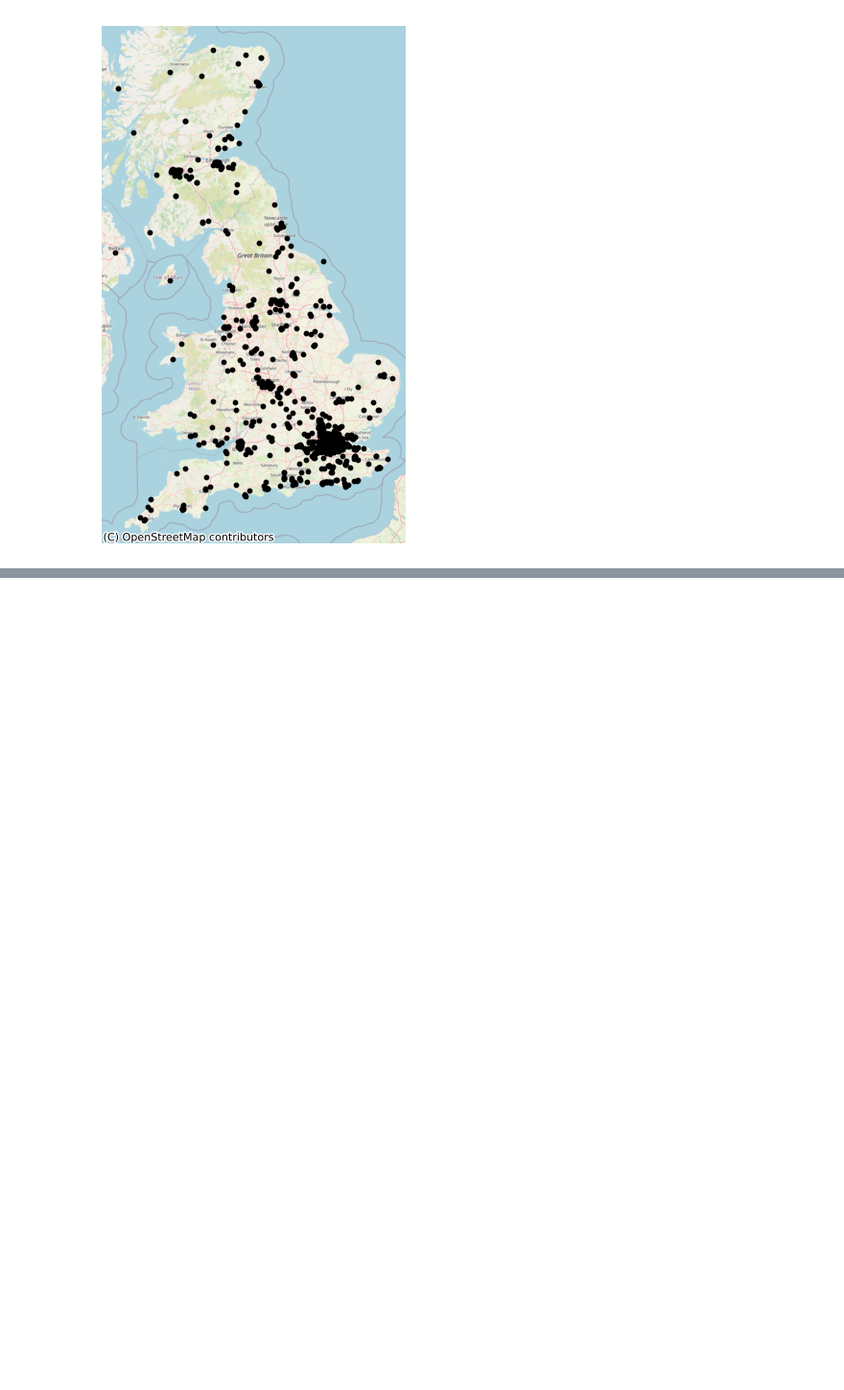
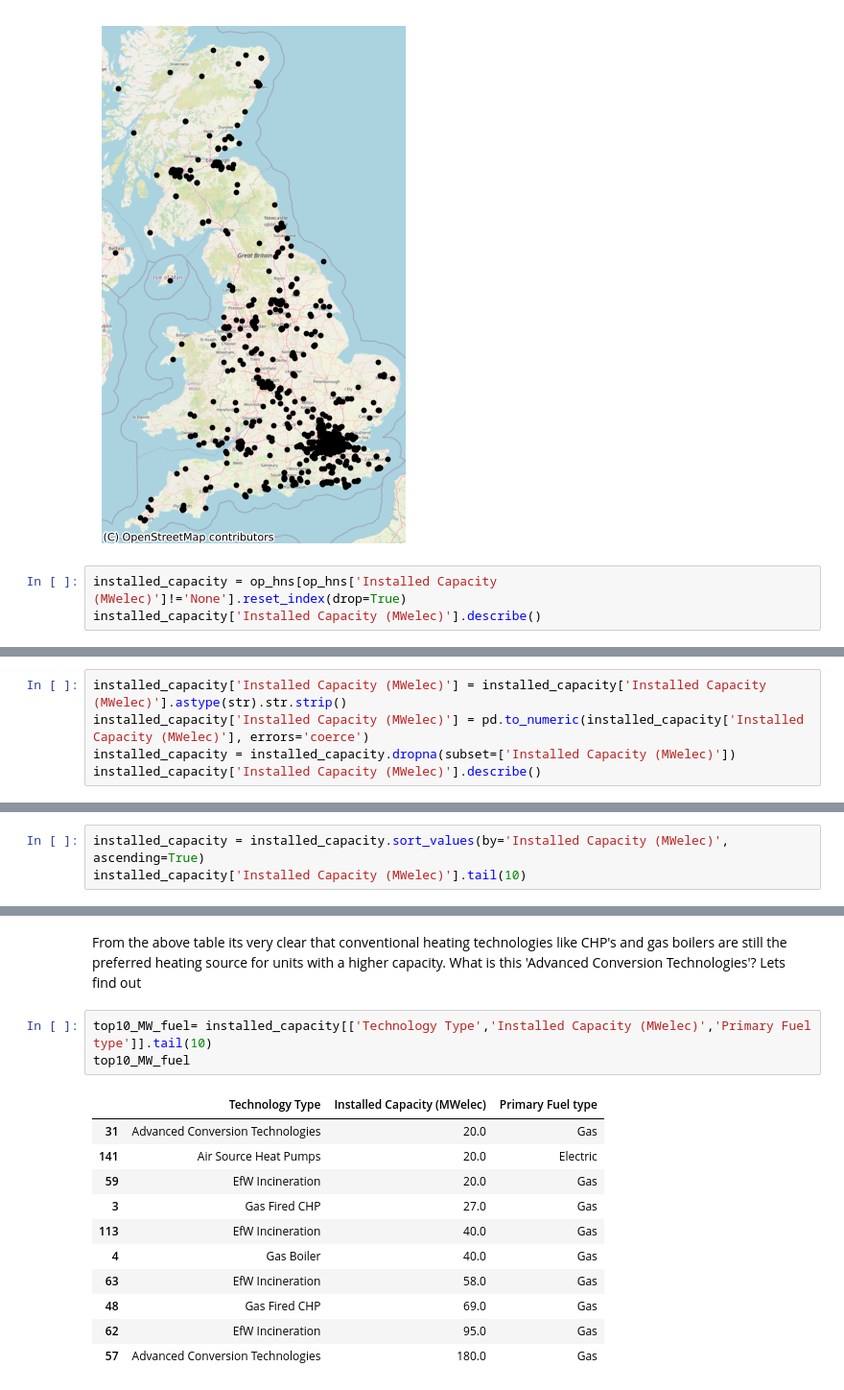
Before and after one commit to Sid-GitH/heat_networks, a Jupyter notebook: heat_networks.ipynb, the cells around one changed output, grey strips where cells are left out. Shown at 96% size. Saved outputs shown, nothing was run; the diff lists cells and outputs as text; blank space fills up the shorter version.

```diff
--- a/heat_networks.ipynb
+++ b/heat_networks.ipynb
@@ -564,3 +486,6 @@ ax.set_axis_off()
 plt.show()
 # %% [output]
 [figure]
+# %%
+installed_capacity = op_hns[op_hns['Installed Capacity (MWelec)']!='None'].reset_index(drop=True)
+installed_capacity['Installed Capacity (MWelec)'].describe()
@@ -566,0 +498,5 @@ plt.show()
+# %%
+installed_capacity['Installed Capacity (MWelec)'] = installed_capacity['Installed Capacity (MWelec)'].astype(str).str.strip()
+installed_capacity['Installed Capacity (MWelec)'] = pd.to_numeric(installed_capacity['Installed Capacity (MWelec)'], errors='coerce')
+installed_capacity = installed_capacity.dropna(subset=['Installed Capacity (MWelec)'])
+installed_capacity['Installed Capacity (MWelec)'].describe()
@@ -566,0 +515,3 @@ plt.show()
+# %%
+installed_capacity = installed_capacity.sort_values(by='Installed Capacity (MWelec)', ascending=True)
+installed_capacity['Installed Capacity (MWelec)'].tail(10)
@@ -566,0 +547,17 @@ plt.show()
+# %% [markdown]
+From the above table its very clear that conventional heating technologies like CHP's and gas boilers are still the preferred heating source for units with a higher capacity. What is this 'Advanced Conversion Technologies'? Lets find out
+# %%
+top10_MW_fuel= installed_capacity[['Technology Type','Installed Capacity (MWelec)','Primary Fuel type']].tail(10)
+top10_MW_fuel
+# %% [output]
+|  | Technology Type | Installed Capacity (MWelec) | Primary Fuel type |
+| 31 | Advanced Conversion Technologies | 20.0 | Gas |
+| 141 | Air Source Heat Pumps | 20.0 | Electric |
+| 59 | EfW Incineration | 20.0 | Gas |
+| 3 | Gas Fired CHP | 27.0 | Gas |
+| 113 | EfW Incineration | 40.0 | Gas |
+| 4 | Gas Boiler | 40.0 | Gas |
+| 63 | EfW Incineration | 58.0 | Gas |
+| 48 | Gas Fired CHP | 69.0 | Gas |
+| 62 | EfW Incineration | 95.0 | Gas |
+| 57 | Advanced Conversion Technologies | 180.0 | Gas |
```
Also changed, not shown: parts of 21 cells of this notebook.
